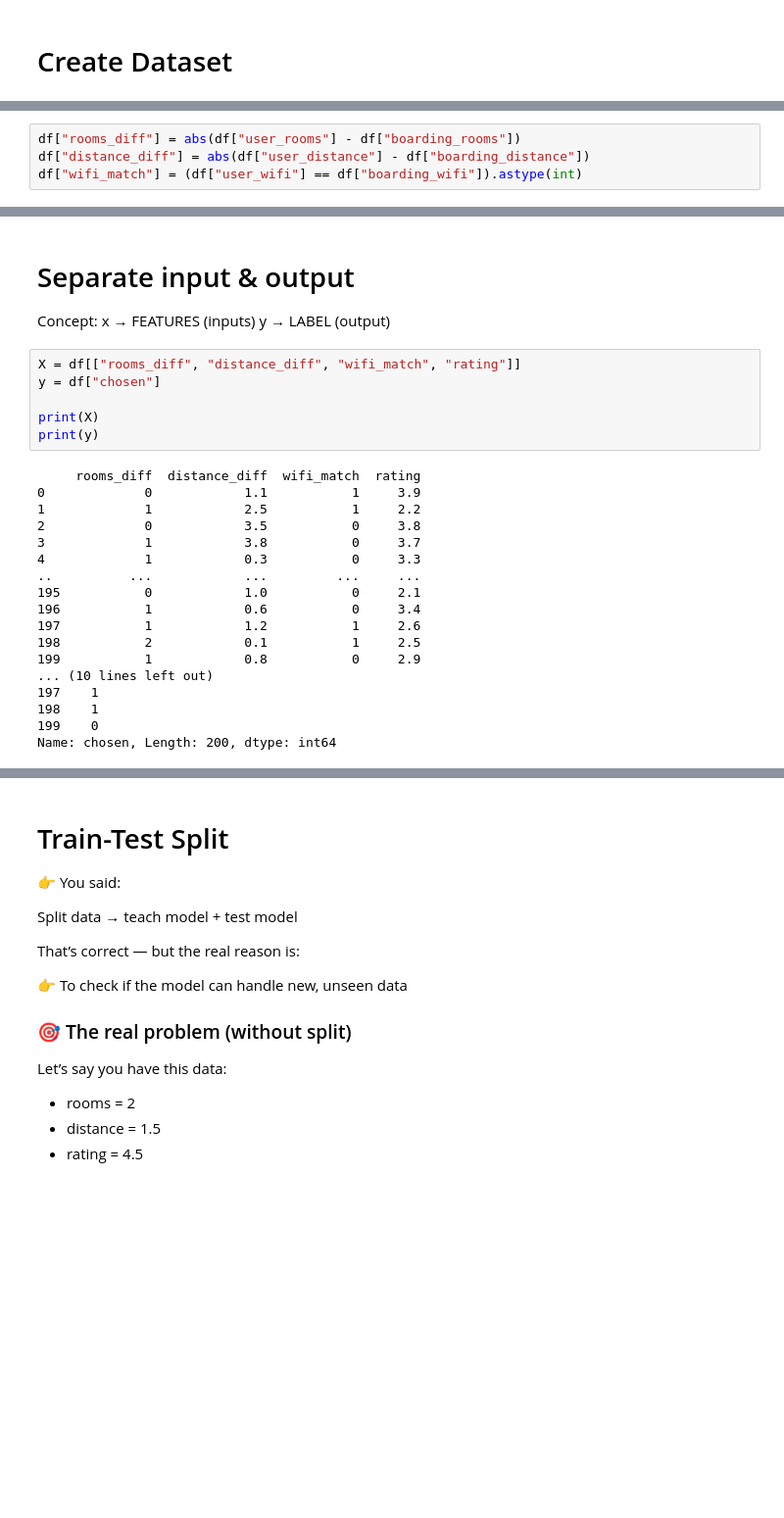
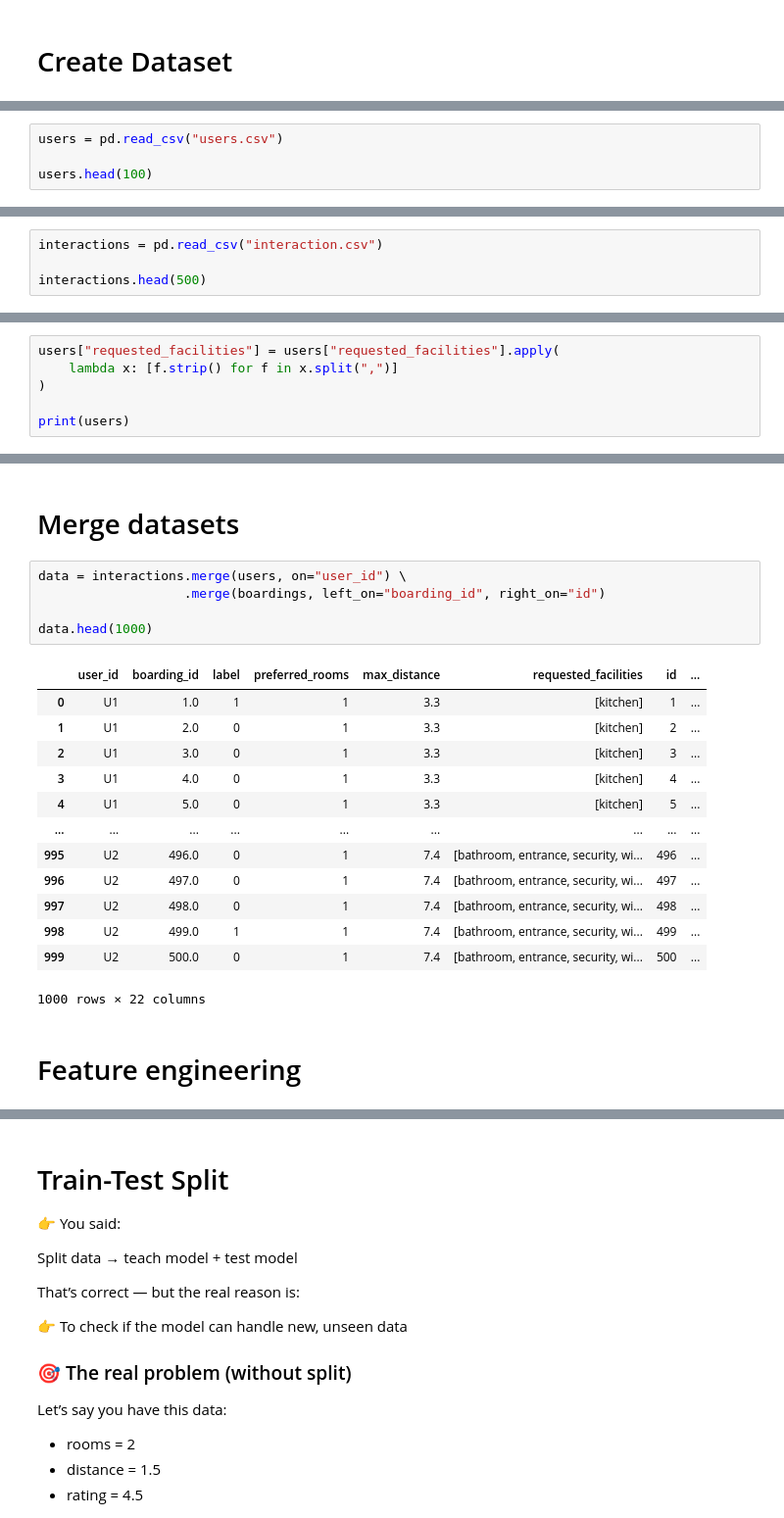
Before and after one commit to VihangaKulathilake/ml-boarding-recommendation-system, a Jupyter notebook: notebooks/training.ipynb, the cells around one changed output, grey strips where cells are left out. Shown at 98% size. Cells and saved outputs as stored; diff of their text form; blank space fills up the shorter version.

```diff
--- a/notebooks/training.ipynb
+++ b/notebooks/training.ipynb
@@ -30,0 +31,4 @@ df.head(200)
+# %%
+users = pd.read_csv("users.csv")
+
+users.head(100)
@@ -30,0 +49,4 @@ df.head(200)
+# %%
+interactions = pd.read_csv("interaction.csv")
+
+interactions.head(500)
@@ -33,4 +69,6 @@ df.head(200)
 # %%
-df["rooms_diff"] = abs(df["user_rooms"] - df["boarding_rooms"])
-df["distance_diff"] = abs(df["user_distance"] - df["boarding_distance"])
-df["wifi_match"] = (df["user_wifi"] == df["boarding_wifi"]).astype(int)
+users["requested_facilities"] = users["requested_facilities"].apply(
+    lambda x: [f.strip() for f in x.split(",")]
+)
+
+print(users)
@@ -37,30 +93,23 @@ df["wifi_match"] = (df["user_wifi"] == df["boarding_wifi"]).astype(int)
 # %% [markdown]
-# Separate input & output
-
-Concept:
-x → FEATURES (inputs)
-y → LABEL (output)
+# Merge datasets
 # %%
-X = df[["rooms_diff", "distance_diff", "wifi_match", "rating"]]
-y = df["chosen"]
+data = interactions.merge(users, on="user_id") \
+                   .merge(boardings, left_on="boarding_id", right_on="id")
 
-print(X)
-print(y)
+data.head(1000)
 # %% [output]
+|  | user_id | boarding_id | label | preferred_rooms | max_distance | requested_facilities | id | ... |
+| 0 | U1 | 1.0 | 1 | 1 | 3.3 | [kitchen] | 1 | ... |
+| 1 | U1 | 2.0 | 0 | 1 | 3.3 | [kitchen] | 2 | ... |
+| 2 | U1 | 3.0 | 0 | 1 | 3.3 | [kitchen] | 3 | ... |
+| 3 | U1 | 4.0 | 0 | 1 | 3.3 | [kitchen] | 4 | ... |
+| 4 | U1 | 5.0 | 0 | 1 | 3.3 | [kitchen] | 5 | ... |
+| ... | ... | ... | ... | ... | ... | ... | ... | ... |
+| 995 | U2 | 496.0 | 0 | 1 | 7.4 | [bathroom, entrance, security, wi... | 496 | ... |
+| 996 | U2 | 497.0 | 0 | 1 | 7.4 | [bathroom, entrance, security, wi... | 497 | ... |
+| 997 | U2 | 498.0 | 0 | 1 | 7.4 | [bathroom, entrance, security, wi... | 498 | ... |
+| 998 | U2 | 499.0 | 1 | 1 | 7.4 | [bathroom, entrance, security, wi... | 499 | ... |
+| 999 | U2 | 500.0 | 0 | 1 | 7.4 | [bathroom, entrance, security, wi... | 500 | ... |
-     rooms_diff  distance_diff  wifi_match  rating
-0             0            1.1           1     3.9
-1             1            2.5           1     2.2
-2             0            3.5           0     3.8
-3             1            3.8           0     3.7
-4             1            0.3           0     3.3
-..          ...            ...         ...     ...
-195           0            1.0           0     2.1
-196           1            0.6           0     3.4
-197           1            1.2           1     2.6
-198           2            0.1           1     2.5
-199           1            0.8           0     2.9
-... (10 lines left out)
-197    1
-198    1
-199    0
-Name: chosen, Length: 200, dtype: int64
+1000 rows × 22 columns
+# %% [markdown]
+# Feature engineering
```
Also changed, not shown: parts of 17 cells of this notebook, 5 other files.
